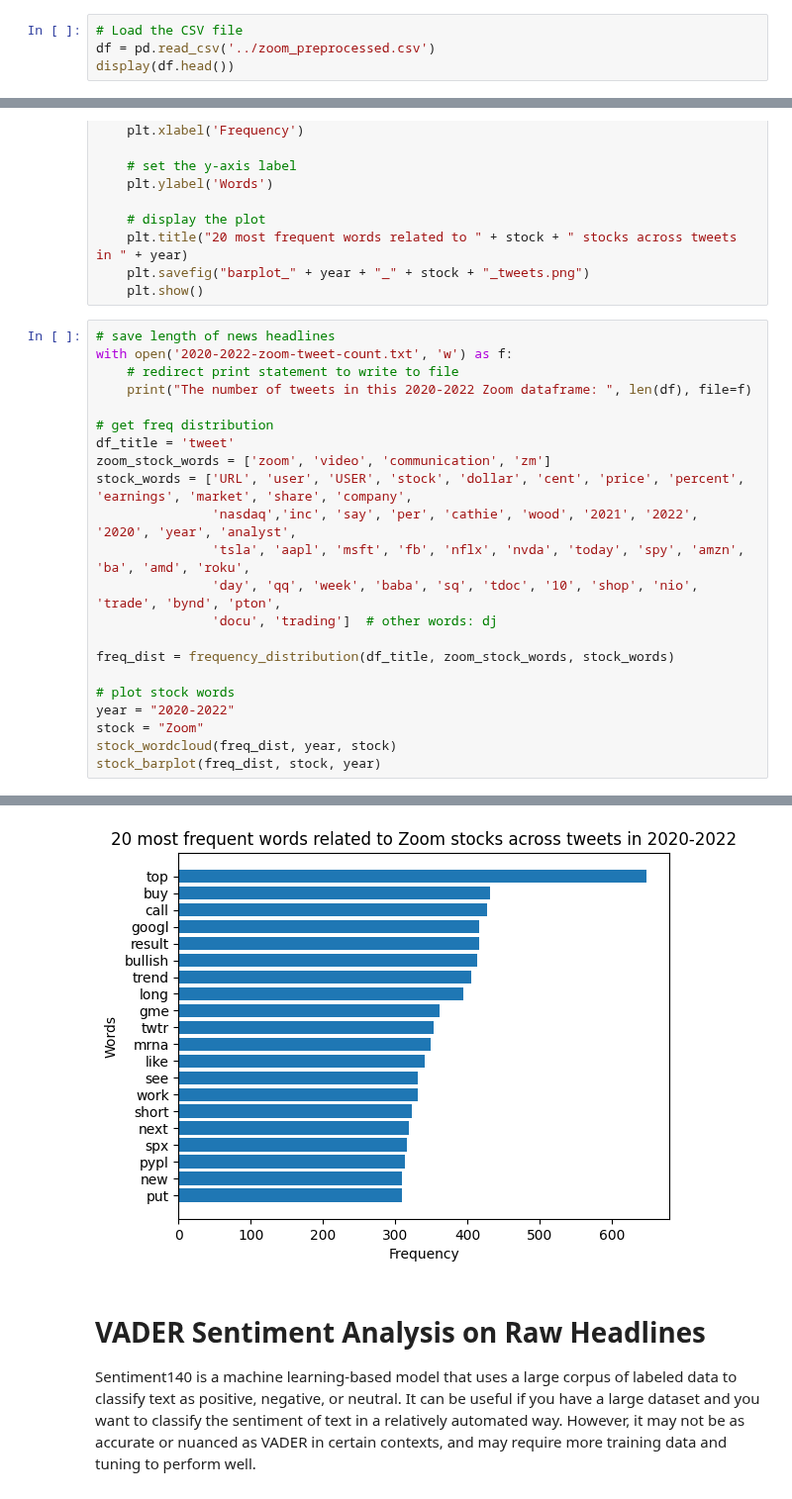
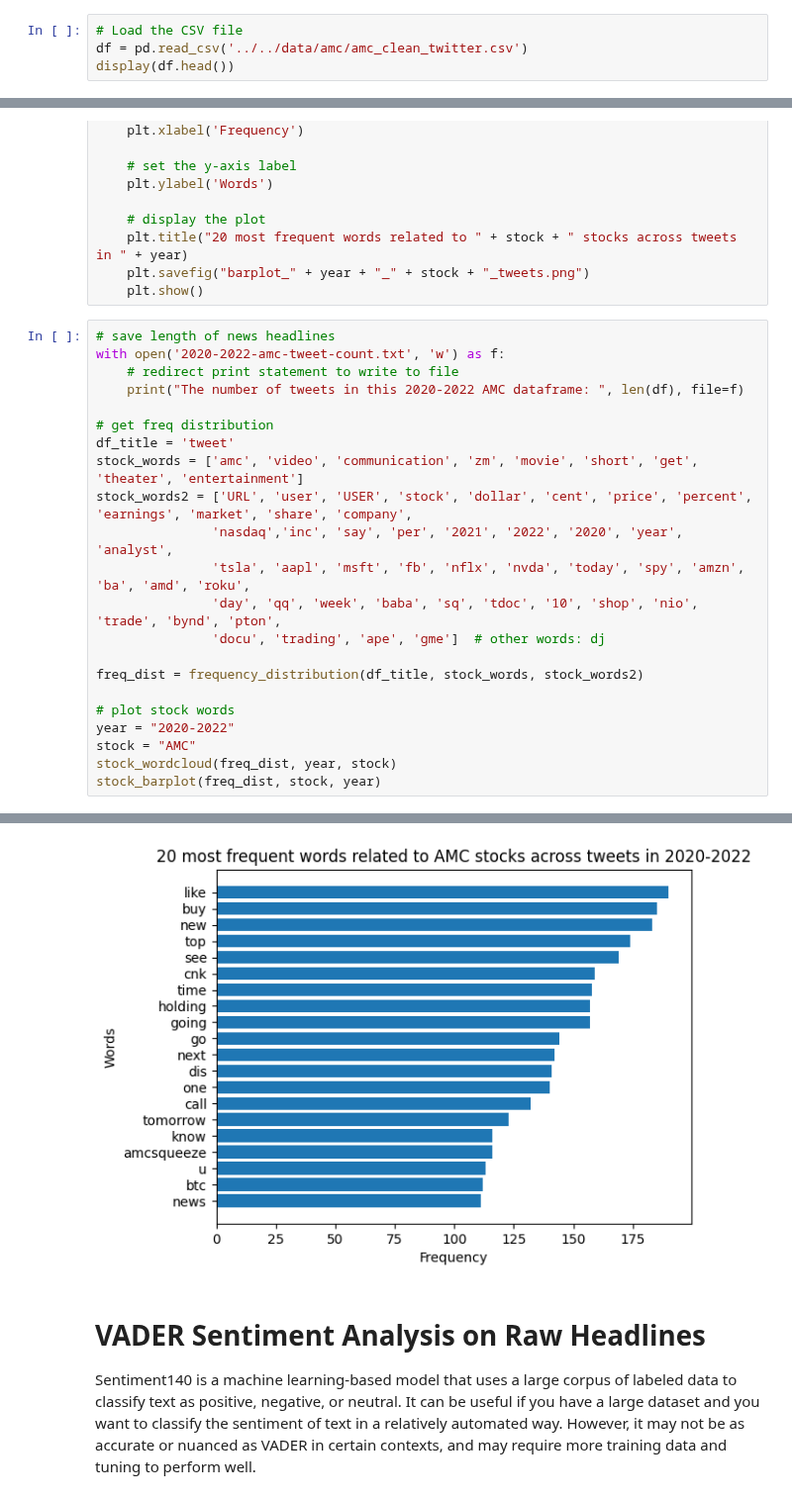
Before and after one commit to odemuno/IDL-finance-project, a Jupyter notebook: Code/eda-sentiment-analysis/tweets/tweets_sentiment.ipynb, the cells around one changed output, grey strips where cells are left out. Shown at 99% size. Saved outputs shown, nothing was run; the diff lists cells and outputs as text.

Commit message:
amc news and tweets created

```diff
--- a/Code/eda-sentiment-analysis/tweets/tweets_sentiment.ipynb
+++ b/Code/eda-sentiment-analysis/tweets/tweets_sentiment.ipynb
@@ -28,7 +28,7 @@ from vaderSentiment.vaderSentiment import SentimentIntensityAnalyzer # !pip inst
 [nltk_data]   Package wordnet is already up-to-date!
 # %%
 # Load the CSV file
-df = pd.read_csv('../zoom_preprocessed.csv')
+df = pd.read_csv('../../data/amc/amc_clean_twitter.csv')
 display(df.head())
 # %% [output]
 |  | Unnamed: 0 | Date | tweet |
@@ -120,24 +120,24 @@ def stock_barplot(freq_dist, stock, year):
     plt.show()
 # %%
 # save length of news headlines
-with open('2020-2022-zoom-tweet-count.txt', 'w') as f:
+with open('2020-2022-amc-tweet-count.txt', 'w') as f:
     # redirect print statement to write to file
-    print("The number of tweets in this 2020-2022 Zoom dataframe: ", len(df), file=f)
+    print("The number of tweets in this 2020-2022 AMC dataframe: ", len(df), file=f)
 
 # get freq distribution
 df_title = 'tweet'
-zoom_stock_words = ['zoom', 'video', 'communication', 'zm']
-stock_words = ['URL', 'user', 'USER', 'stock', 'dollar', 'cent', 'price', 'percent', 'earnings', 'market', 'share', 'company',
-               'nasdaq','inc', 'say', 'per', 'cathie', 'wood', '2021', '2022', '2020', 'year', 'analyst',
+stock_words = ['amc', 'video', 'communication', 'zm', 'movie', 'short', 'get', 'theater', 'entertainment']
+stock_words2 = ['URL', 'user', 'USER', 'stock', 'dollar', 'cent', 'price', 'percent', 'earnings', 'market', 'share', 'company',
+               'nasdaq','inc', 'say', 'per', '2021', '2022', '2020', 'year', 'analyst',
                'tsla', 'aapl', 'msft', 'fb', 'nflx', 'nvda', 'today', 'spy', 'amzn', 'ba', 'amd', 'roku',
                'day', 'qq', 'week', 'baba', 'sq', 'tdoc', '10', 'shop', 'nio', 'trade', 'bynd', 'pton',
-               'docu', 'trading']  # other words: dj
+               'docu', 'trading', 'ape', 'gme']  # other words: dj
 
-freq_dist = frequency_distribution(df_title, zoom_stock_words, stock_words)
+freq_dist = frequency_distribution(df_title, stock_words, stock_words2)
 
 # plot stock words
 year = "2020-2022"
-stock = "Zoom"
+stock = "AMC"
 stock_wordcloud(freq_dist, year, stock)
 stock_barplot(freq_dist, stock, year)
 # %% [output]
@@ -145,4 +145,4 @@ stock_barplot(freq_dist, stock, year)
-[figure, old version]
+[figure, new version]
 # %% [markdown]
 # VADER Sentiment Analysis on Raw Headlines
 
```
Also changed, not shown: parts of 8 cells of this notebook, 27 other files.
